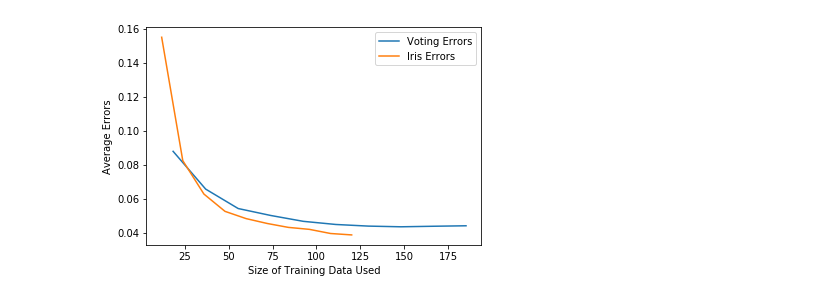
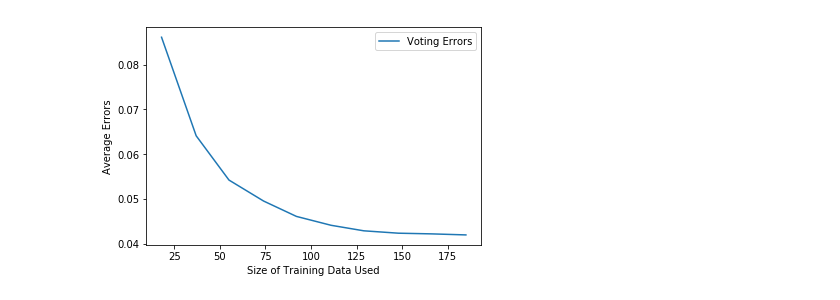
Before and after one commit to hugeinteger/ML_intro_homework_02, a Jupyter notebook: homework02.ipynb, the cells around one changed output. Drawn from its saved outputs; the diff is of its cells as text; code cells hidden in the pictures.

```diff
--- a/homework02.ipynb
+++ b/homework02.ipynb
@@ -67,55 +63,51 @@ def get_test_mse(X_train: np.ndarray, y_train: np.ndarray,
 # %%
 # do rand_perm_cnt random permutations of a train set
 # and average out the test error across the runs
-# allso return training data sizes used for a single run (10%, 20%, ..., 100%)
-def get_avg_mses(X: np.ndarray, y: np.ndarray,
-                 rand_perm_cnt: int, k_upper_bound: int) :
-    i = 0
-    all_mses = []
+# also return training data sizes used for a single run (10%, 20%, ..., 100%)
+def get_avg_errors(X: np.ndarray, y: np.ndarray,
+                   rand_perm_cnt: int, k_upper_bound: int) :
+    lamda = 0.1
+    C_reg = 1 / (2 * lamda)
+    log_reg = linear_model.LogisticRegression(C = C_reg, fit_intercept = True)
+
+    sum_error = np.zeros(k_upper_bound - 1)
     tr_data_sizes = []
-    while i < rand_perm_cnt :
+    for i in range(rand_perm_cnt):
         X_train, y_train, X_test, y_test = get_shuffled_data(X, y)
 
         # Train 10 classifiers, where the k-th classifier is trained using 10k% of the training data.
         # For each classifier store the classification error on the test set
-        mse_list = []
         for k in range(1, k_upper_bound) :
-            mse_list.append(get_test_mse(X_train, y_train, X_test, y_test, k * 10))
+            sum_error[k - 1] += get_test_error(X_train, y_train, X_test, y_test, k * 10, log_reg)
 
-        all_mses.append(mse_list)
-        i = i + 1
         if i == 1 :
             N_train, D = X_train.shape
             for k in range(1, k_upper_bound) :
-                tr_data_sizes.append(N_train * k * 0.1)
+                tr_data_sizes.append(int(N_train * k * 0.1))
 
-    all_mses = np.asarray(all_mses)
-    avg_mses = all_mses.mean(axis=0)
+    N_test, D = X_test.shape
+    sum_error = sum_error / (rand_perm_cnt * N_test)
 
-    return avg_mses, tr_data_sizes
+    return sum_error, tr_data_sizes
 
-#voting_avg_mses, voting_tr_data_sizes = get_avg_mses(voting_X, voting_y, 1000, 11)
-#print(voting_avg_mses)
+# voting_avg_errs, voting_tr_data_sizes = get_avg_errors(voting_X, voting_y, 1000, 11)
+# print(voting_avg_errs)
 # %%
 # Handin 2
 import matplotlib.pyplot as plt
 
 # get average test errors on voting data
-voting_avg_mses, voting_tr_data_sizes = get_avg_mses(voting_X, voting_y, 1000, 11)
-
-# get average test errors on voting data
-iris_avg_mses, iris_tr_data_sizes = get_avg_mses(iris_X, iris_y, 1000, 11)
+voting_avg_errs, voting_tr_data_sizes = get_avg_errors(voting_X, voting_y, 1000, 11)
 
 # and plot them as a function of the size of the training data.
 
-plt.plot(voting_tr_data_sizes, voting_avg_mses, label = "Voting Errors")
-plt.plot(iris_tr_data_sizes, iris_avg_mses, label = "Iris Errors")
+plt.plot(voting_tr_data_sizes, voting_avg_errs, label = "Voting Errors")
 
 plt.legend(loc=1)
 
 plt.xlabel('Size of Training Data Used')
 plt.ylabel('Average Errors')
 
 plt.show()
 # %% [output]
-[figure, old version]
+[figure, new version]
```
Also changed, not shown: parts of 2 cells of this notebook.
